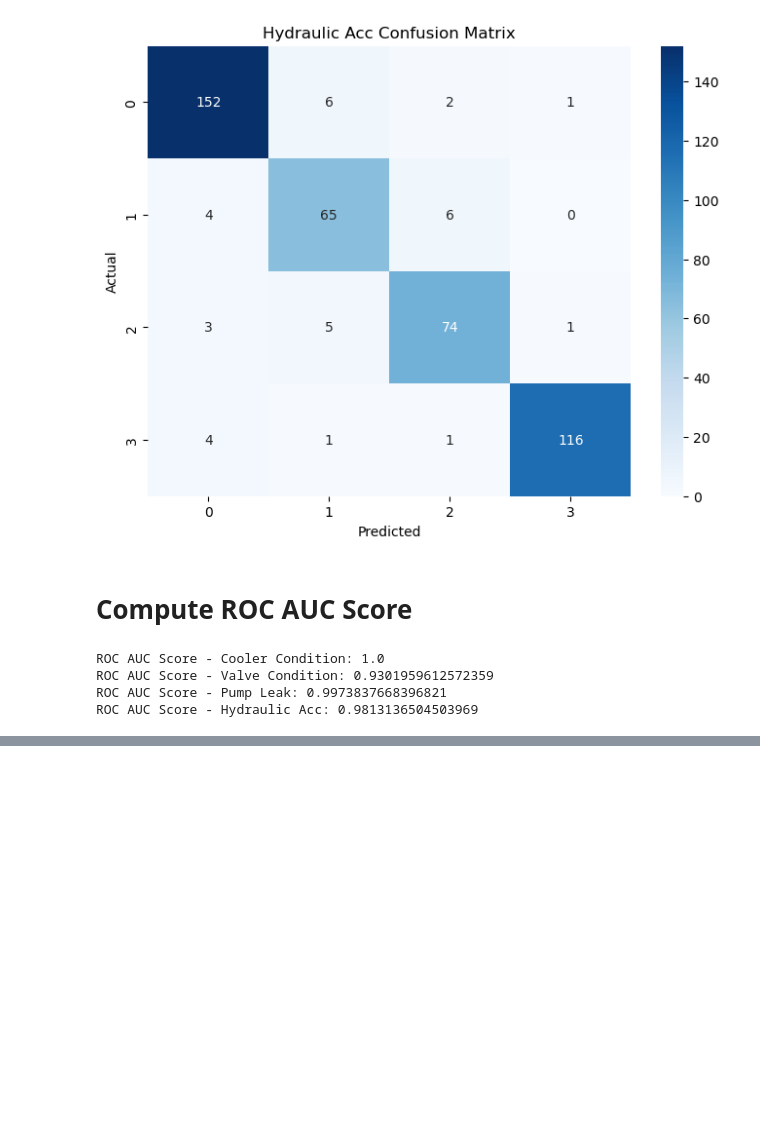
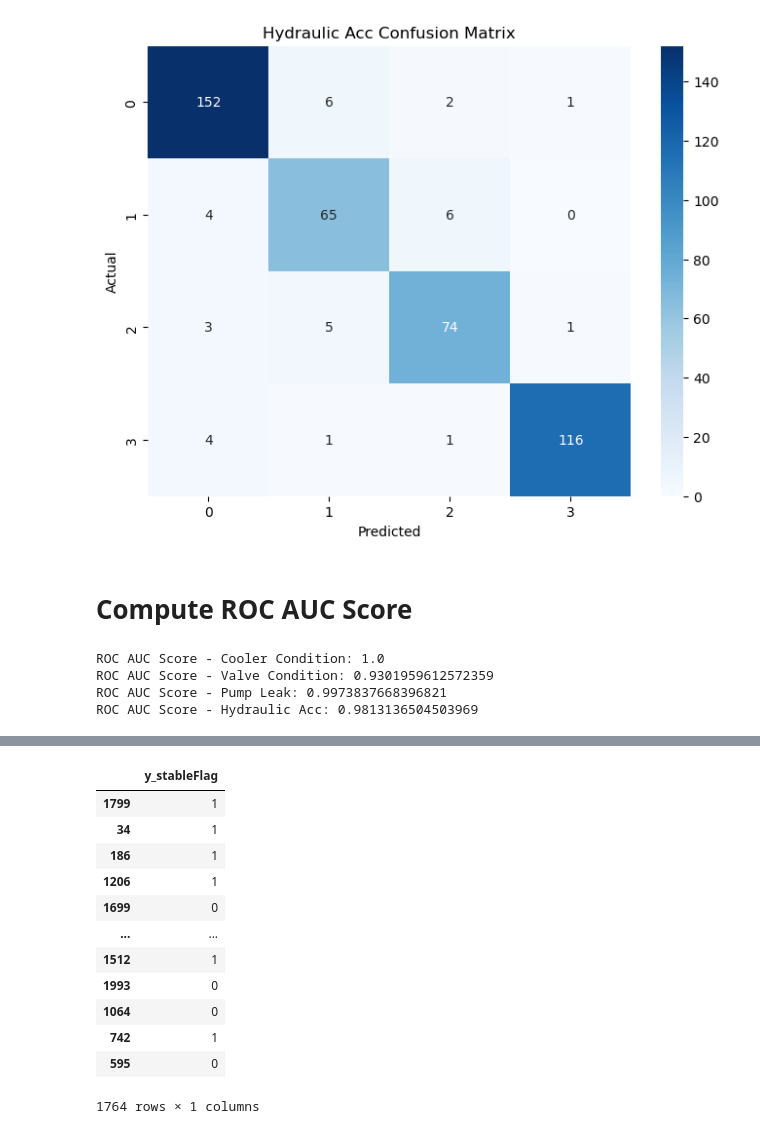
Before and after one commit to ajaykofficial/Machine-Learning, a Jupyter notebook: Condition Monitoring of Hydraulic System/KNN.ipynb, the cells around one changed output, grey strips where cells are left out. Drawn from its saved outputs; the diff is of its cells as text; code cells hidden in the pictures; blank space fills up the shorter version.

```diff
--- a/Condition Monitoring of Hydraulic System/KNN.ipynb
+++ b/Condition Monitoring of Hydraulic System/KNN.ipynb
@@ -388,0 +442,16 @@ plt.show()
+# %%
+y1_train
+# %% [output]
+|  | y_stableFlag |
+| 1799 | 1 |
+| 34 | 1 |
+| 186 | 1 |
+| 1206 | 1 |
+| 1699 | 0 |
+| ... | ... |
+| 1512 | 1 |
+| 1993 | 0 |
+| 1064 | 0 |
+| 742 | 1 |
+| 595 | 0 |
+1764 rows × 1 columns
```
Also changed, not shown: parts of 26 cells of this notebook.
